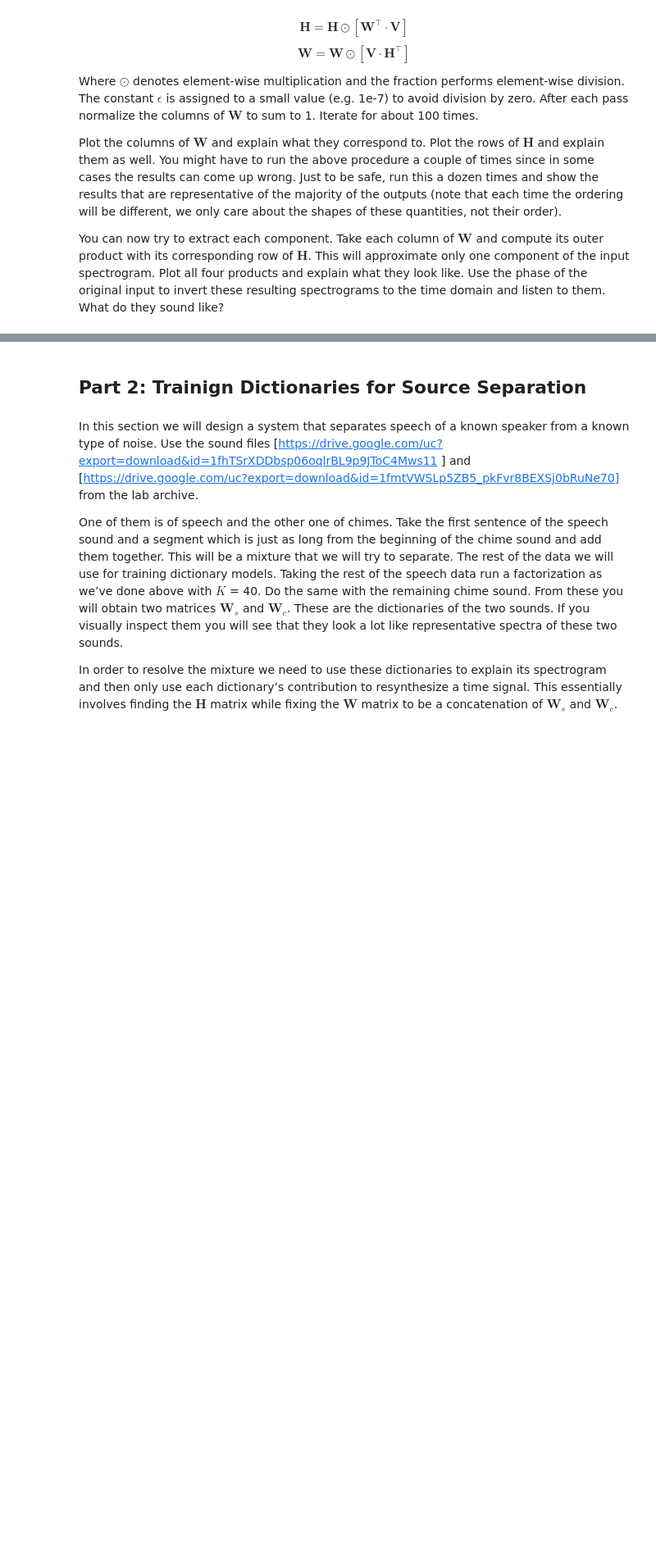
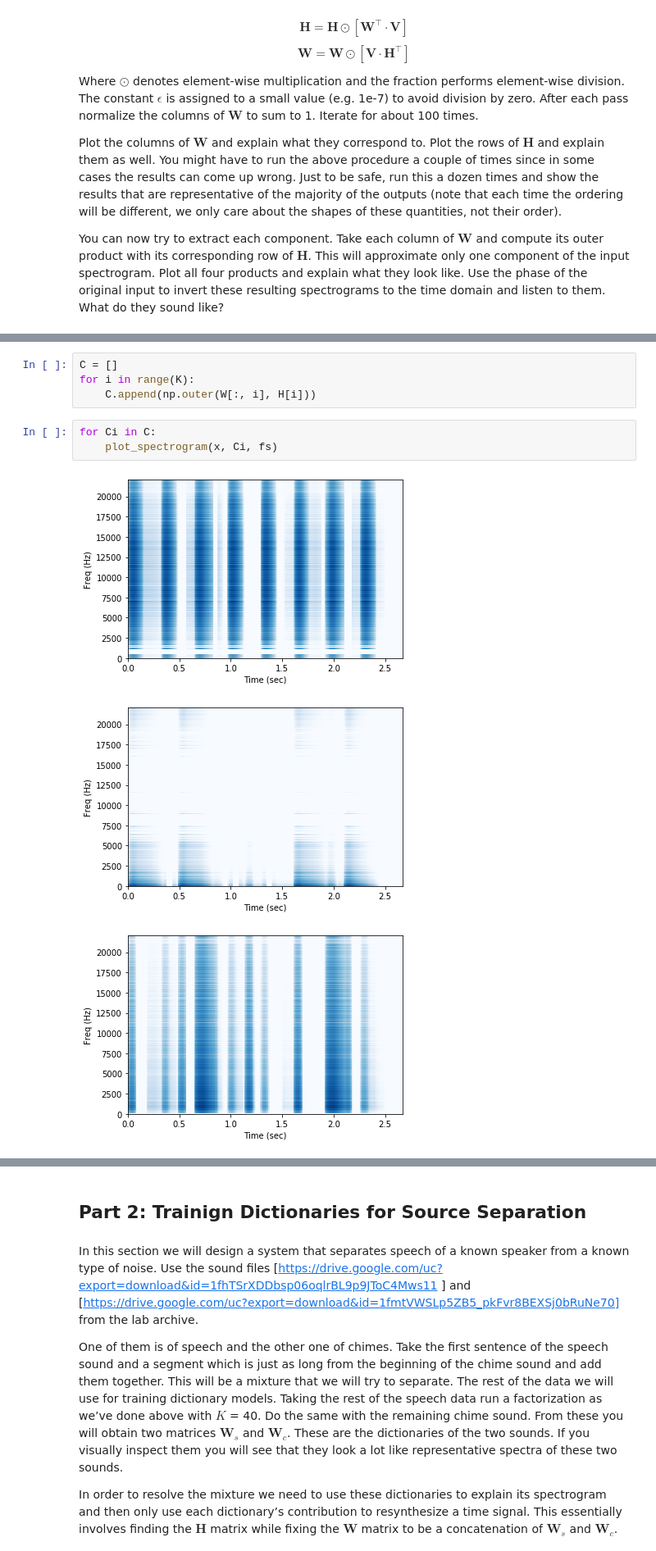
Before and after one commit to taiyingchen/CS498PS, a Jupyter notebook: Lab_8.ipynb, the cells around one changed output, grey strips where cells are left out. Shown at 82% size. Drawn from its saved outputs; the diff is of its cells as text; blank space fills up the shorter version.

```diff
--- a/Lab_8.ipynb
+++ b/Lab_8.ipynb
@@ -26,0 +148,11 @@ raise NotImplementedError()
+# %%
+C = []
+for i in range(K):
+    C.append(np.outer(W[:, i], H[i]))
+# %%
+for Ci in C:
+    plot_spectrogram(x, Ci, fs)
+# %% [output]
+[figure, added]
+[figure, added]
+[figure, added]
```
Also changed, not shown: parts of 21 cells of this notebook.
